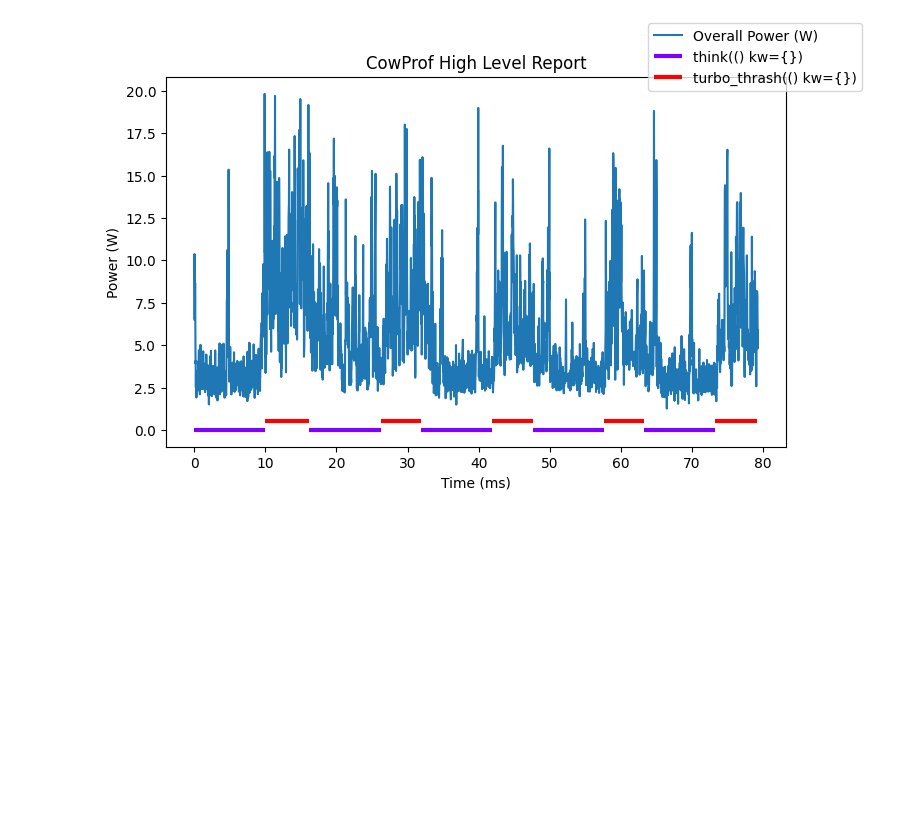
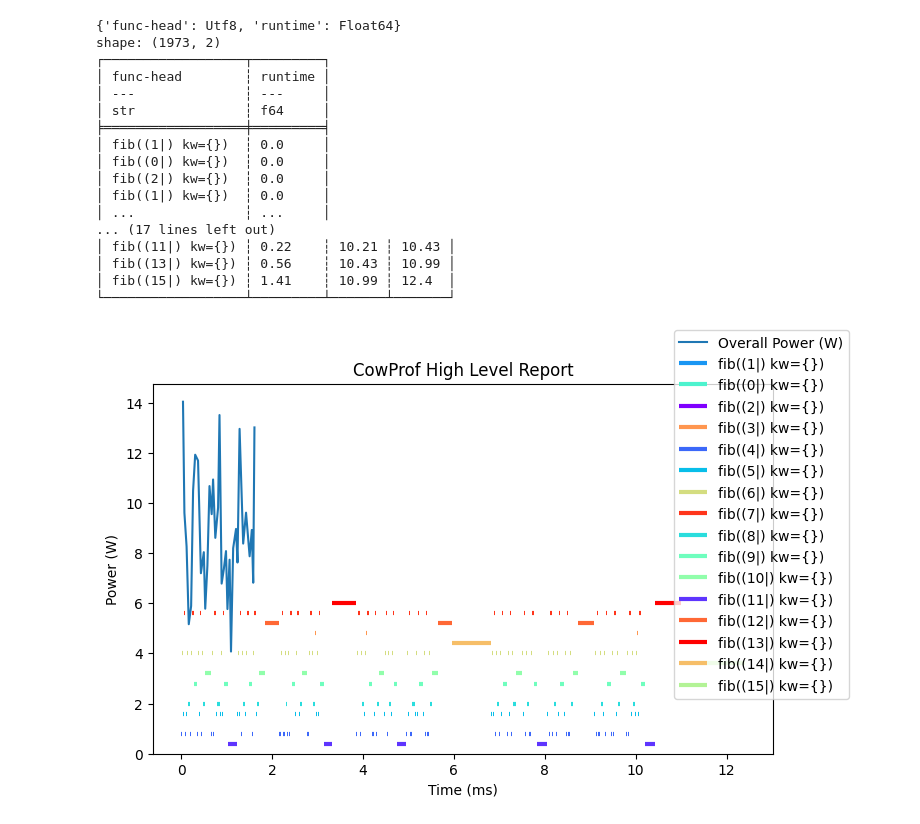
Before and after one commit to patrick-may/Energy-Efficiency-Profiler, a Jupyter notebook: analyze.ipynb, the cells around one changed output. Saved outputs shown, nothing was run; the diff lists cells and outputs as text; code cells hidden in the pictures; blank space fills up the shorter version.

```diff
--- a/analyze.ipynb
+++ b/analyze.ipynb
@@ -6,7 +6,8 @@ import numpy as np
 
 # getting the power usage statistics
 
-powerdata = "data\power-logs\PowerLog-2023-04-07 14-03-06.295516"
+powerdata = "data\power-logs\PowerLog-2023-04-19 13-35-28.409181"
+timedata = "data\\intervals\\python\\2023-04-19 13-35-28.409181.csv"
 
 pwr = pl.read_csv(powerdata)
 
@@ -17,9 +18,16 @@ pwr = pwr.with_columns([
 ])
 
 #getting the timing statistics
-timedata = "data\\intervals\\temp.csv"
+
 timing = pl.read_csv(timedata)
+print(timing.schema)
+timing = timing.with_columns(
+    pl.col("runtime")
+    .cast(pl.Float64, strict=False)
+    .alias("runtime")
+)
 
+print(timing)
 # filtering and understanding timing data
 timing = timing.with_columns([
     pl.cumsum('runtime').alias("Start") - pl.col('runtime'),
@@ -50,32 +58,51 @@ uniqueheads = set(
 # unique colorings for each unique function call
 # Gotten from here: https://stackoverflow.com/questions/8389636/creating-over-20-unique-legend-colors-using-matplotlib
 pairings, shift = {}, 0
 color = iter(cm.rainbow(np.linspace(0, 1, len(uniqueheads))))
 for item in uniqueheads:
     pairings[item] = [next(color), shift]
-    shift += 0.5
+    shift += 0.4
 
 # plot the different functions and where they be
 for row in timing.rows(named=True):
     func_name = row["func-head"]
     unique_color, unique_offset = pairings[func_name]
     plt.hlines(unique_offset,
         row["Start"],
         row["End"],
         label=row["func-head"],
         color=unique_color,
         linewidth=3)
 
 # only use unique labels for repeat func calls
 # from this blog post: https://itecnote.com/tecnote/python-stop-matplotlib-repeating-labels-in-legend/
 handles, labels = plt.gca().get_legend_handles_labels()
 by_label = dict(zip(labels, handles))
 
 plt.title("CowProf High Level Report")
 plt.xlabel("Time (ms)"); plt.ylabel("Power (W)")
 fig.legend(by_label.values(), by_label.keys())
 fig.set_figwidth(8)
+ax.set_ylim(ymin=0)
+print(timing)
 
 #------------------------------------------------------------------------
 # %% [output]
+{'func-head': Utf8, 'runtime': Float64}
+shape: (1973, 2)
+┌──────────────────┬─────────┐
+│ func-head        ┆ runtime │
+│ ---              ┆ ---     │
+│ str              ┆ f64     │
+╞══════════════════╪═════════╡
+│ fib((1|) kw={})  ┆ 0.0     │
+│ fib((0|) kw={})  ┆ 0.0     │
+│ fib((2|) kw={})  ┆ 0.0     │
+│ fib((1|) kw={})  ┆ 0.0     │
+│ ...              ┆ ...     │
+... (17 lines left out)
+│ fib((11|) kw={}) ┆ 0.22    ┆ 10.21 ┆ 10.43 │
+│ fib((13|) kw={}) ┆ 0.56    ┆ 10.43 ┆ 10.99 │
+│ fib((15|) kw={}) ┆ 1.41    ┆ 10.99 ┆ 12.4  │
+└──────────────────┴─────────┴───────┴───────┘
-[figure, old version]
+[figure, new version]
```
Also changed, not shown: 3 other files.
